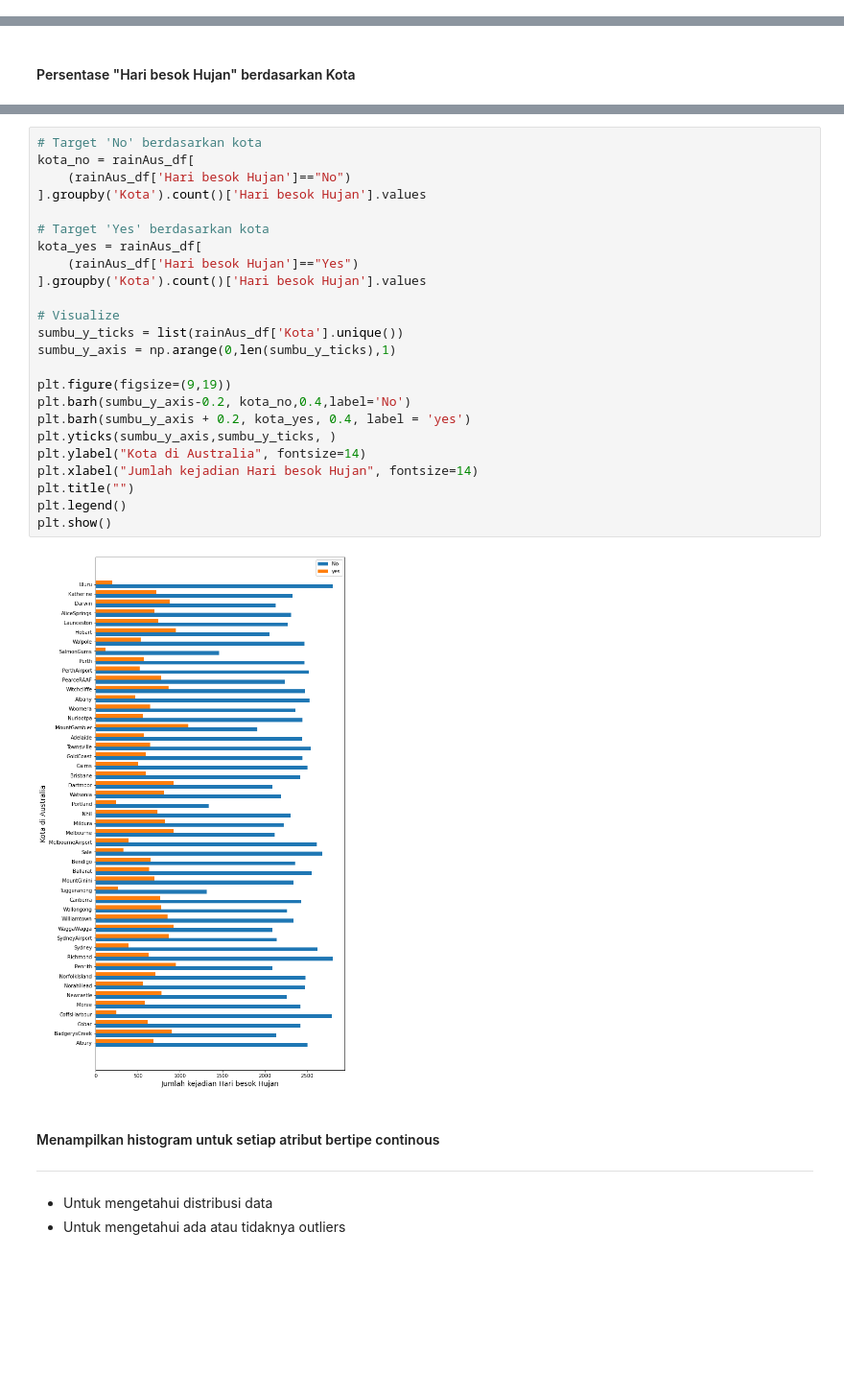
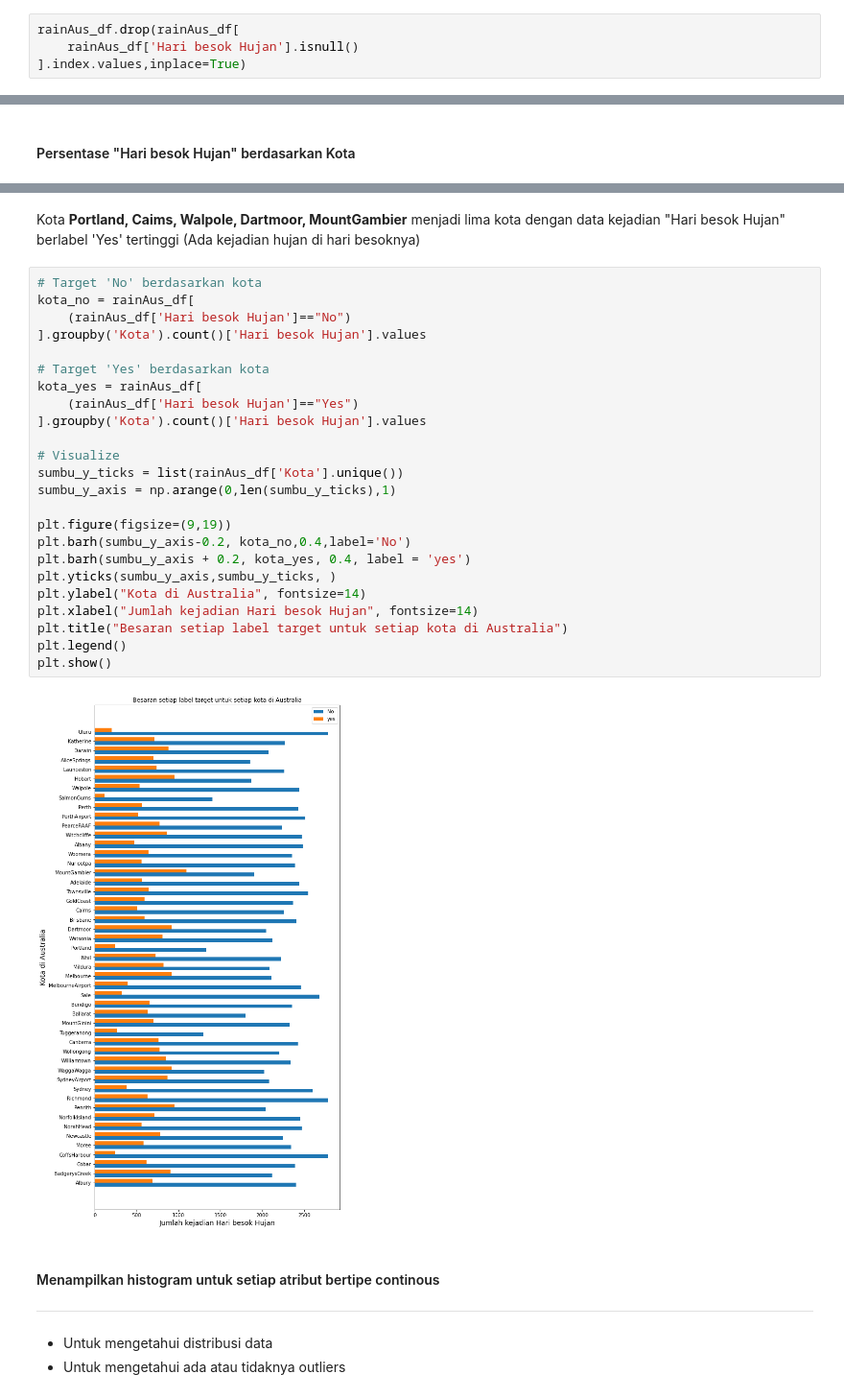
Before and after one commit to satriabimantara/hacktiv8-data-science-final-project, a Jupyter notebook: PYTN_KampusMerdeka_fp2_I MADE SATRIA BIMANTARA_NAUFAL REZKY ANANDA.ipynb, the cells around one changed output, grey strips where cells are left out. Shown: that part at 96% size. Drawn from its saved outputs; the diff is of its cells as text; blank space fills up the shorter version.

Commit message:
Menambahkan pengukuran variabilitas (measures of spread), memperbaiki visualisasi, dan melengkapi analisis pada bagian data preparation dan visualization

```diff
--- a/PYTN_KampusMerdeka_fp2_I MADE SATRIA BIMANTARA_NAUFAL REZKY ANANDA.ipynb
+++ b/PYTN_KampusMerdeka_fp2_I MADE SATRIA BIMANTARA_NAUFAL REZKY ANANDA.ipynb
@@ -402 +412,5 @@ rainAus_df.head()
+# %%
+rainAus_df.drop(rainAus_df[
+    rainAus_df['Hari besok Hujan'].isnull()
+].index.values,inplace=True)
 # %% [markdown]
@@ -488,29 +597,31 @@ categorical_columns = rainAus_df.select_dtypes(include=['object']).columns.value
+# %% [markdown]
+Kota **Portland, Caims, Walpole, Dartmoor, MountGambier** menjadi lima kota dengan data kejadian "Hari besok Hujan" berlabel 'Yes' tertinggi (Ada kejadian hujan di hari besoknya)
 # %%
 # Target 'No' berdasarkan kota
 kota_no = rainAus_df[
     (rainAus_df['Hari besok Hujan']=="No")
 ].groupby('Kota').count()['Hari besok Hujan'].values
 
 # Target 'Yes' berdasarkan kota
 kota_yes = rainAus_df[
     (rainAus_df['Hari besok Hujan']=="Yes")
 ].groupby('Kota').count()['Hari besok Hujan'].values
 
 # Visualize
 sumbu_y_ticks = list(rainAus_df['Kota'].unique())
 sumbu_y_axis = np.arange(0,len(sumbu_y_ticks),1)
 
 plt.figure(figsize=(9,19))
 plt.barh(sumbu_y_axis-0.2, kota_no,0.4,label='No')
 plt.barh(sumbu_y_axis + 0.2, kota_yes, 0.4, label = 'yes')
 plt.yticks(sumbu_y_axis,sumbu_y_ticks, )
 plt.ylabel("Kota di Australia", fontsize=14)
 plt.xlabel("Jumlah kejadian Hari besok Hujan", fontsize=14)
-plt.title("")
+plt.title("Besaran setiap label target untuk setiap kota di Australia")
 plt.legend()
 plt.show()
 # %% [output]
-[figure, old version]
+[figure, new version]
 # %% [markdown]
 #### Menampilkan histogram untuk setiap atribut bertipe continous
 ***
```
Also changed, not shown: parts of 65 cells of this notebook.
